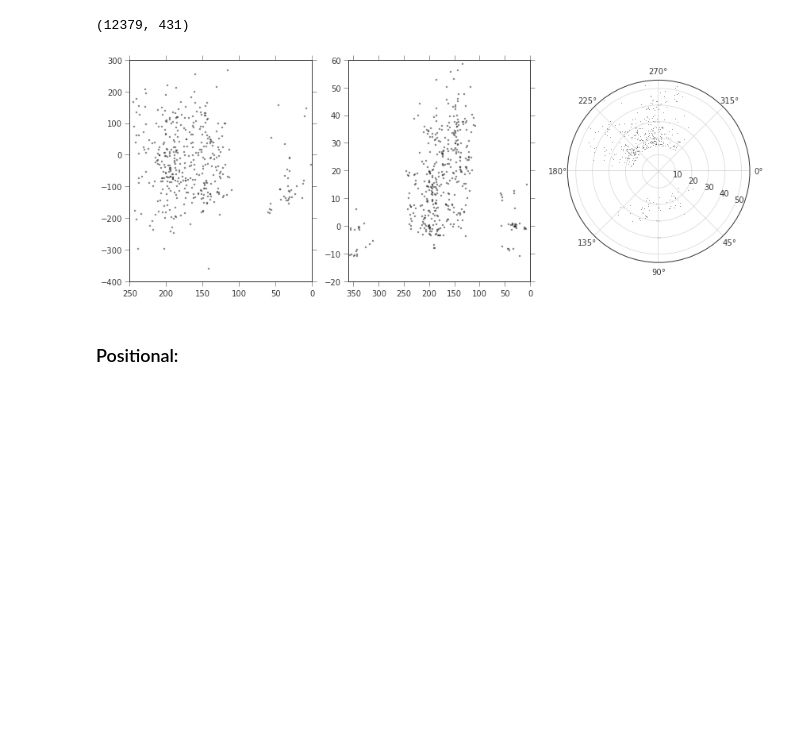
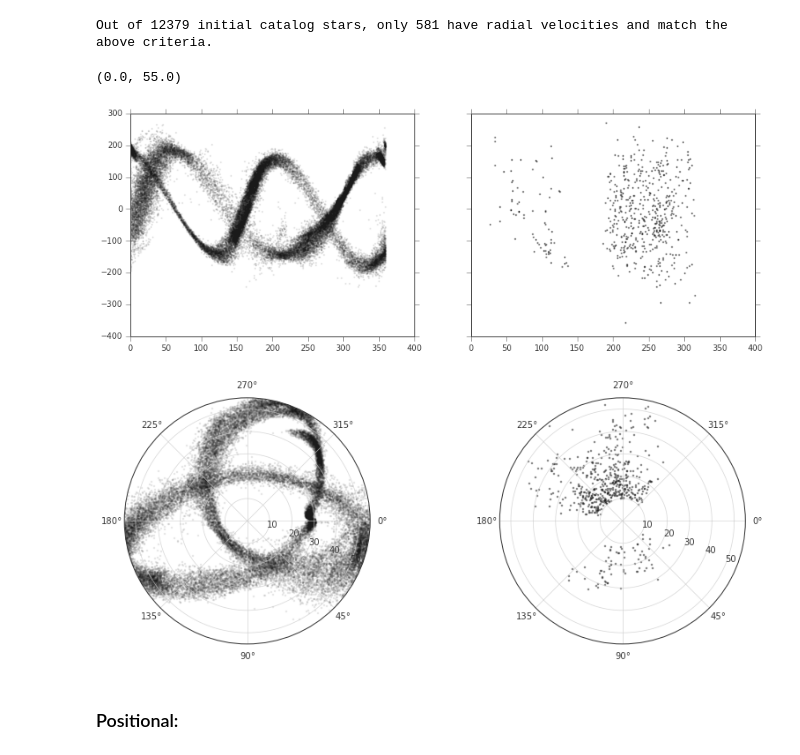
Before and after one commit to adrn/streams, a Jupyter notebook: text/notebooks/Spitzer RR Lyrae Selection.ipynb, the cells around one changed output. Drawn from its saved outputs; the diff is of its cells as text; code cells hidden in the pictures; blank space fills up the shorter version.

```diff
--- a/text/notebooks/Spitzer RR Lyrae Selection.ipynb
+++ b/text/notebooks/Spitzer RR Lyrae Selection.ipynb
@@ -11,3 +14,5 @@ from streams.coordinates import distance_to_sgr_plane
+# %%
+lm10 = particle_table(N=0, expr="(Pcol>-1) & (Pcol<8) & (abs(Lmflag)==1) & (dist<100)")
 # %%
 spatial_data = ascii.read("../../data/catalog/Catalina_all_RRLyr.txt")
 velocity_data = ascii.read("../../data/catalog/Catalina_vgsr_RRLyr.txt")
@@ -24,24 +38,23 @@ print catalina.colnames
 # %%
-sgr_catalina = catalina[np.fabs(catalina["sgr_plane_dist"]) < 10.]
-sgr_catalina = sgr_catalina[sgr_catalina["dist"] > 15]
+sgr_catalina = catalina[np.fabs(catalina["Z_sgr"]) < 10.]
+sgr_catalina = sgr_catalina[sgr_catalina["dist"] > 10]
 sgr_catalina = sgr_catalina[~sgr_catalina["Vgsr"].mask]
-len(catalina), len(sgr_catalina)
+msg = "Out of {0} initial catalog stars, only {1} have radial velocities and match the above criteria."
+print msg.format(len(catalina), len(sgr_catalina))
 # %% [output]
-(12379, 431)
+Out of 12379 initial catalog stars, only 581 have radial velocities and match the above criteria.
 # %%
-figure(figsize=(14,5))
+fig,axes = subplots(1, 2, figsize=(14,5), sharex=True, sharey=True)
+axes[0].plot(lm10["Lambda"], lm10["vgsr"], marker='.', linestyle='none', alpha=0.1)
+axes[1].plot(sgr_catalina["Lambda"], sgr_catalina["Vgsr"], marker='.', linestyle='none', alpha=0.5)
 
-subplot(131)
-plot(sgr_catalina["ra"], sgr_catalina["Vgsr"], marker='.', linestyle='none', alpha=0.5)
-xlim(250, 0)
-
-subplot(132)
-plot(sgr_catalina["ra"], sgr_catalina["dec"], marker='.', linestyle='none', alpha=0.5)
-xlim(360, 0)
-
-subplot(133, projection='polar')
-plot(np.radians(sgr_catalina["Lambda"]), sgr_catalina["dist"],
-     marker=',', linestyle='none', alpha=0.5)
-gca().set_theta_direction(-1)
+fig,axes = subplots(1, 2, figsize=(14,5), subplot_kw=dict(polar=True))
+axes[0].plot(np.radians(lm10["Lambda"]), lm10["dist"], marker='.', linestyle='none', alpha=0.1)
+axes[0].set_theta_direction(-1)
+axes[1].plot(np.radians(sgr_catalina["Lambda"]), sgr_catalina["dist"], marker='.', linestyle='none', alpha=0.5)
+axes[1].set_theta_direction(-1)
+axes[0].set_ylim(axes[1].get_ylim())
 # %% [output]
+(0.0, 55.0)
-[figure, old version]
+[figure, new version]
+[figure, added]
```
Also changed, not shown: parts of 9 cells of this notebook.
